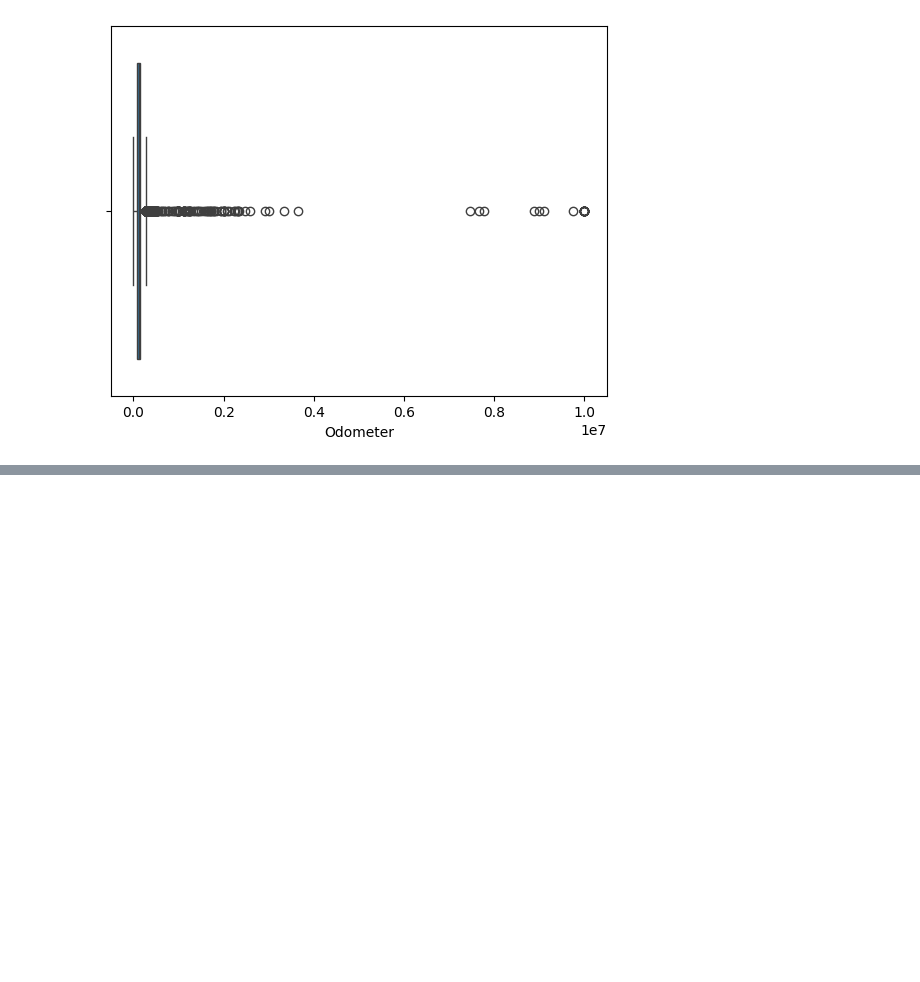
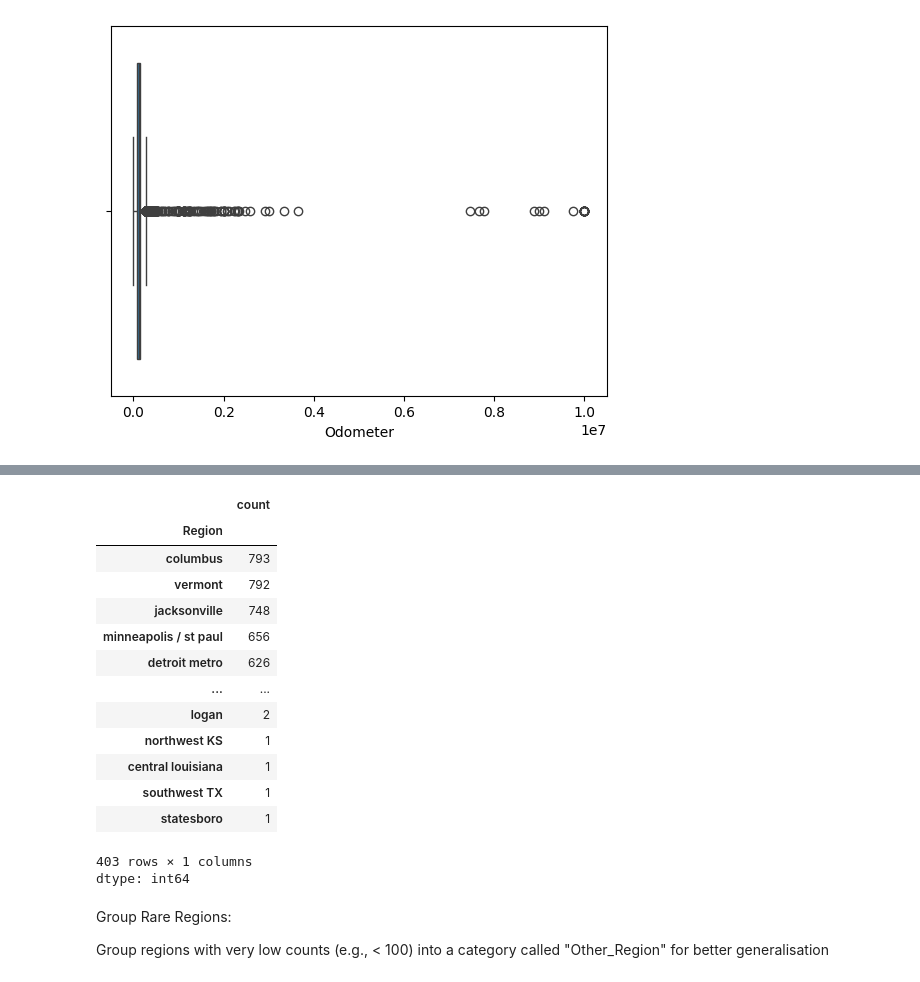
Before and after one commit to anshumbanga/Jason-Motor-Group, a Jupyter notebook: Jason Motor Group.ipynb, the cells around one changed output, grey strips where cells are left out. Drawn from its saved outputs; the diff is of its cells as text; code cells hidden in the pictures; blank space fills up the shorter version.

```diff
--- a/Jason Motor Group.ipynb
+++ b/Jason Motor Group.ipynb
@@ -597,0 +697,22 @@ df[df.Odometer>upper_limit]
+# %%
+df.Region.value_counts()
+# %% [output]
+|  | count |
+| Region |  |
+| columbus | 793 |
+| vermont | 792 |
+| jacksonville | 748 |
+| minneapolis / st paul | 656 |
+| detroit metro | 626 |
+| ... | ... |
+| logan | 2 |
+| northwest KS | 1 |
+| central louisiana | 1 |
+| southwest TX | 1 |
+| statesboro | 1 |
+403 rows × 1 columns
+dtype: int64
+# %% [markdown]
+Group Rare Regions:
+
+Group regions with very low counts (e.g., < 100) into a category called "Other_Region" for better generalisation
```
Also changed, not shown: parts of 21 cells of this notebook.
